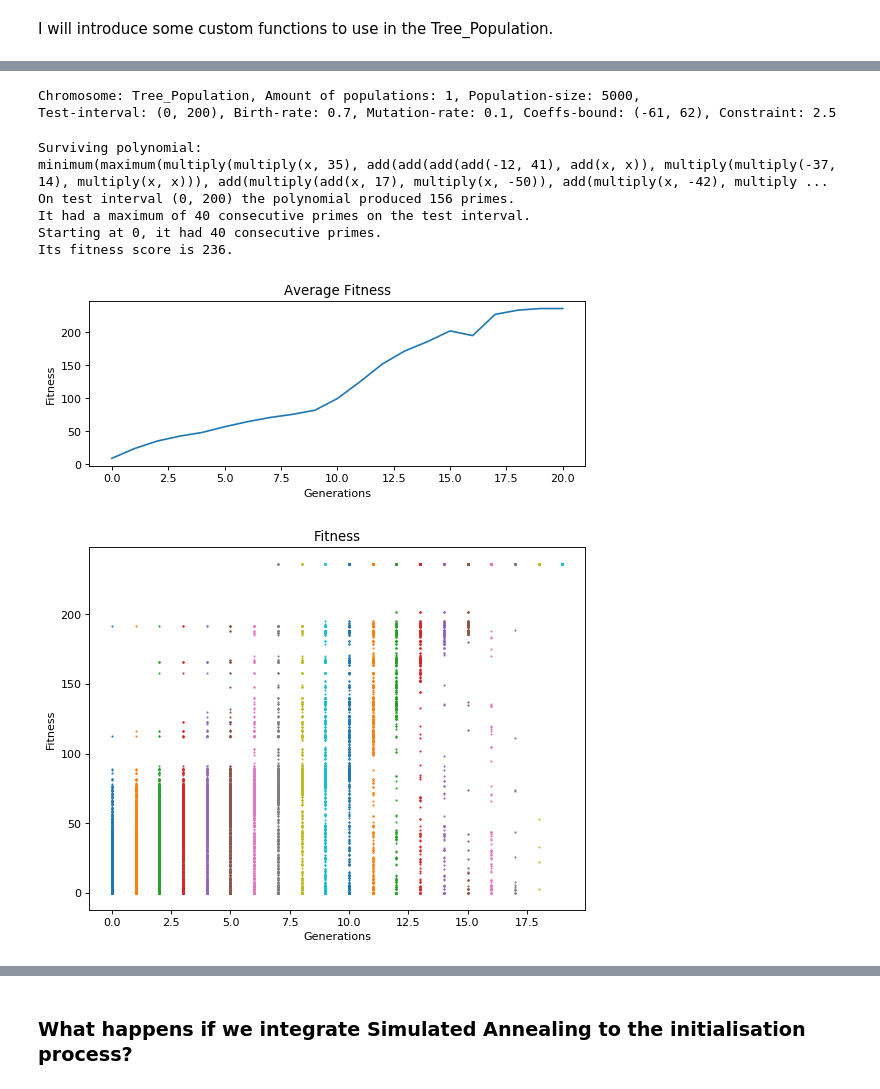
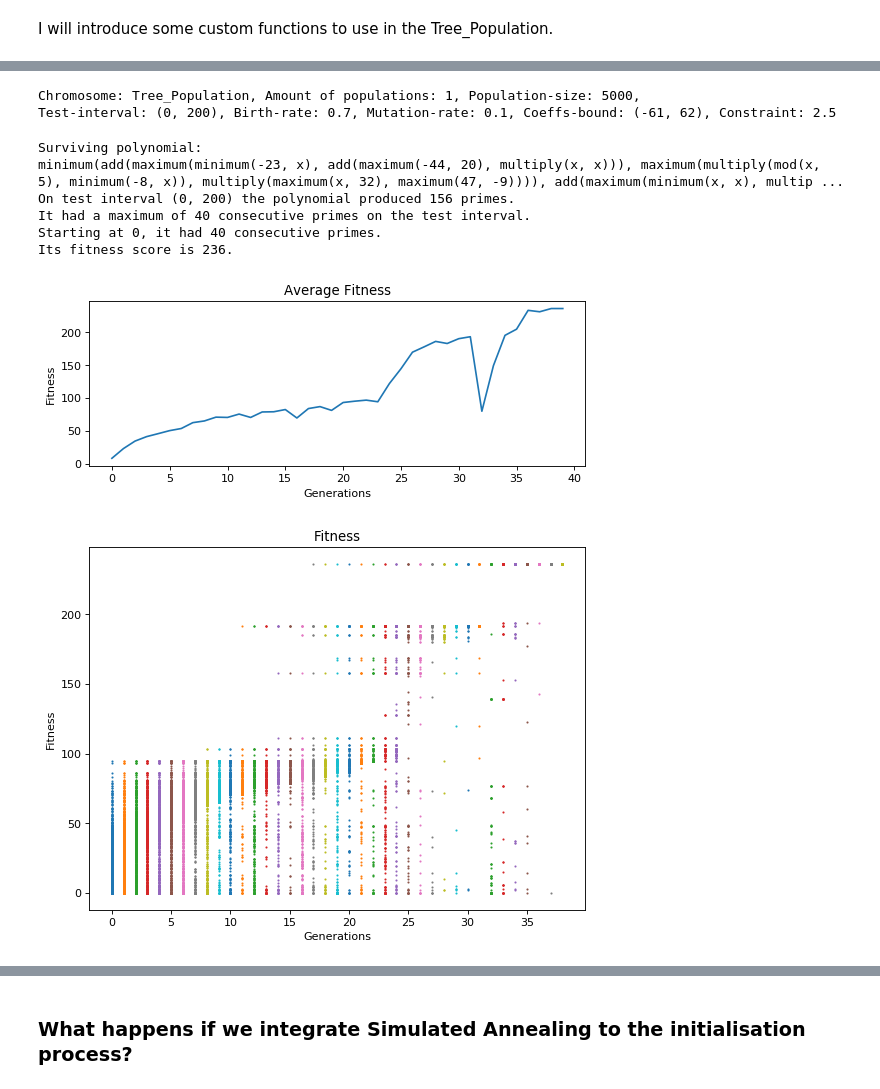
Before and after one commit to FreddoIsHere/GPandGA, a Jupyter notebook: Experiments.ipynb, the cells around one changed output, grey strips where cells are left out. Drawn from its saved outputs; the diff is of its cells as text; code cells hidden in the pictures.

```diff
--- a/Experiments.ipynb
+++ b/Experiments.ipynb
@@ -321,7 +350,7 @@ def maximum(x, y):
     return np.maximum(x, y)
 
 def minimum(x, y):
-    return np.maximum(x, y)
+    return np.minimum(x, y)
 
 def mod(x, y): # Will return warning whenever y is equivalent to 0. It then returns 0
     return np.mod(x, y)
@@ -361,33 +390,33 @@ Its fitness score is 116.
 # %%
 num_populations=1
 merge_point=0.5
 population_size=5000
 test_interval=(0, 200)
 birth_rate=0.7
 mutation=0.1
 coeffs_bound = (-61, 62)
 constraint = 2.5
 operator_functions=[add, multiply, maximum, minimum, mod]
 tree_pop_exp_custom_2 = find_prime_polynomial(Tree_Population,
                                 [Fitness.number_of_consecutive_primes_in_interval,
                                 Fitness.number_of_primes_in_interval,
                                 Fitness.number_of_consecutive_primes],
                                 num_populations=num_populations, merge_point=merge_point,
                                 population_size=population_size,
                                 test_interval=test_interval, birth_rate=birth_rate,
                                 mutation=mutation, coeffs_bound=coeffs_bound,
                                          constraint=constraint, operator_functions=operator_functions)
 show_final_polynomials(tree_pop_exp_custom_2, test_interval)
-show_average_fitness(tree_pop_exp_custom_2, "function_exp_2.1_tree.pdf")
-show_scatter_fitness(tree_pop_exp_custom_2, "function_exp_2.2_tree.pdf")
+show_average_fitness(tree_pop_exp_custom_2, "function_exp_21_tree.pdf")
+show_scatter_fitness(tree_pop_exp_custom_2, "function_exp_22_tree.pdf")
 # %% [output]
 Chromosome: Tree_Population, Amount of populations: 1, Population-size: 5000,
 Test-interval: (0, 200), Birth-rate: 0.7, Mutation-rate: 0.1, Coeffs-bound: (-61, 62), Constraint: 2.5
 Surviving polynomial:
-minimum(maximum(multiply(multiply(x, 35), add(add(add(add(-12, 41), add(x, x)), multiply(multiply(-37, 14), multiply(x, x))), add(multiply(add(x, 17), multiply(x, -50)), add(multiply(x, -42), multiply ...
+minimum(add(maximum(minimum(-23, x), add(maximum(-44, 20), multiply(x, x))), maximum(multiply(mod(x, 5), minimum(-8, x)), multiply(maximum(x, 32), maximum(47, -9)))), add(maximum(minimum(x, x), multip ...
 On test interval (0, 200) the polynomial produced 156 primes.
 It had a maximum of 40 consecutive primes on the test interval.
 Starting at 0, it had 40 consecutive primes.
 Its fitness score is 236.
-[figure, old version]
+[figure, new version]
-[figure, old version]
+[figure, new version]
```
Also changed, not shown: parts of 14 cells of this notebook, 26 other files.
